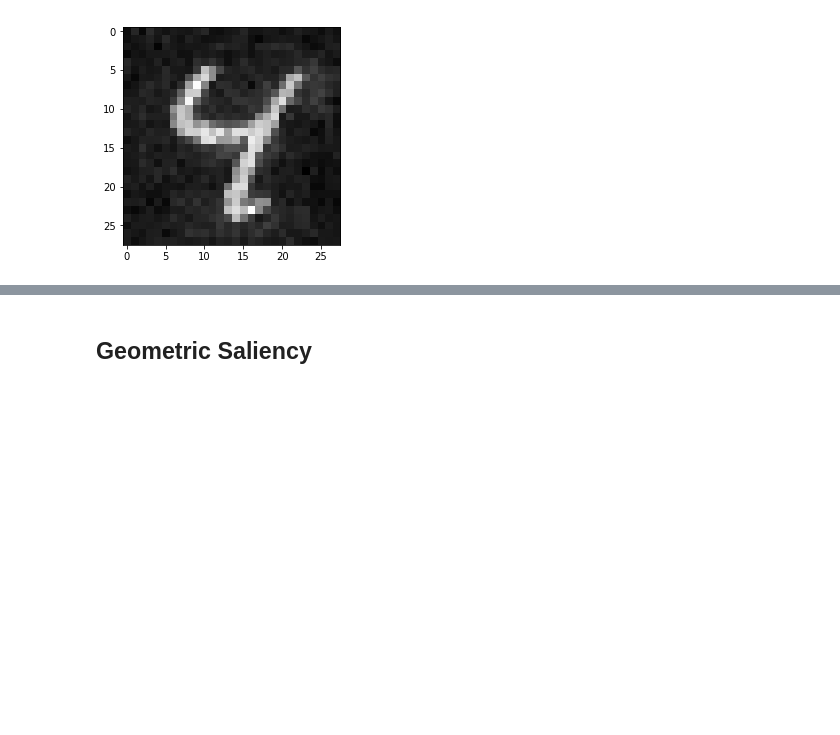
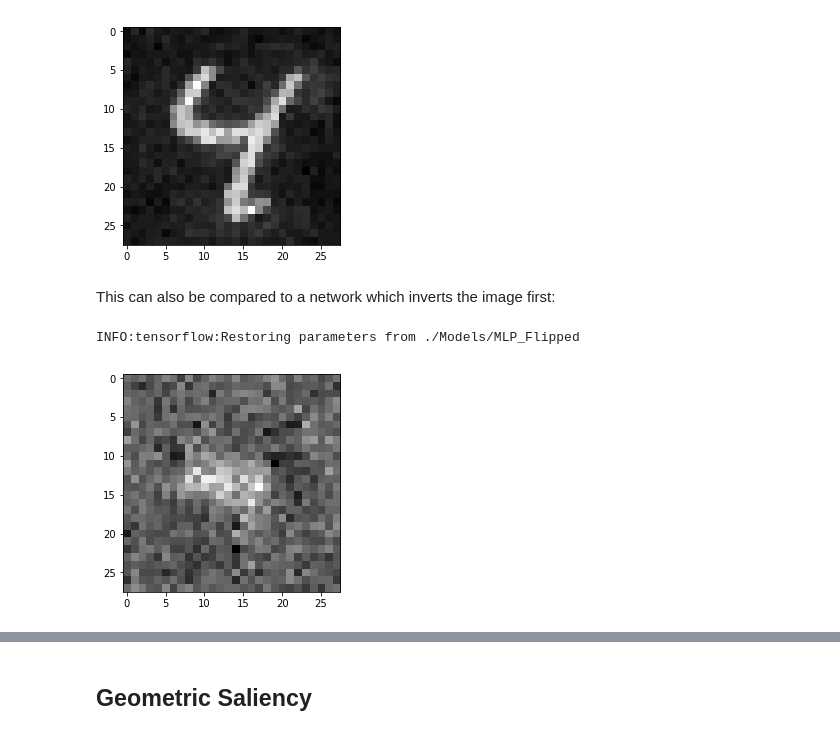
Before and after one commit to AndrewLouw/Saliency-Comparison, a Jupyter notebook: Tutorial 03 - Deep Taylor and GeoSal.ipynb, the cells around one changed output, grey strips where cells are left out. Cells and saved outputs as stored; diff of their text form; code cells hidden in the pictures; blank space fills up the shorter version.

```diff
--- a/Tutorial 03 - Deep Taylor and GeoSal.ipynb
+++ b/Tutorial 03 - Deep Taylor and GeoSal.ipynb
@@ -161,3 +168,21 @@ For similar results we can choose to plot the difference between the relevanece
 net.plot_image(temp-im)
 # %% [output]
 [figure]
+# %% [markdown]
+This can also be compared to a network which inverts the image first:
+# %%
+structure =np.array([[400,0,1,1],[200,0,1,1],[100,0,1,1],[50,0,1,1]])
+#create a new instance of the network
+net = mn.network()
+#setup - load weights from previosly trained model
+net.setup(load = "./Models/MLP_Flipped",structure=structure,end_relu = True,end_biases = True, data = data,offset = 1,scale = -1)
+# %% [output]
+INFO:tensorflow:Restoring parameters from ./Models/MLP_Flipped
+# %%
+%%time
+#choose an image
+im=data.test.images[6]
+#run the network
+rel = Deep_Taylor(net,im)
+# %% [output]
+[figure, added]
```
Also changed, not shown: parts of 12 cells of this notebook, 9 other files.
